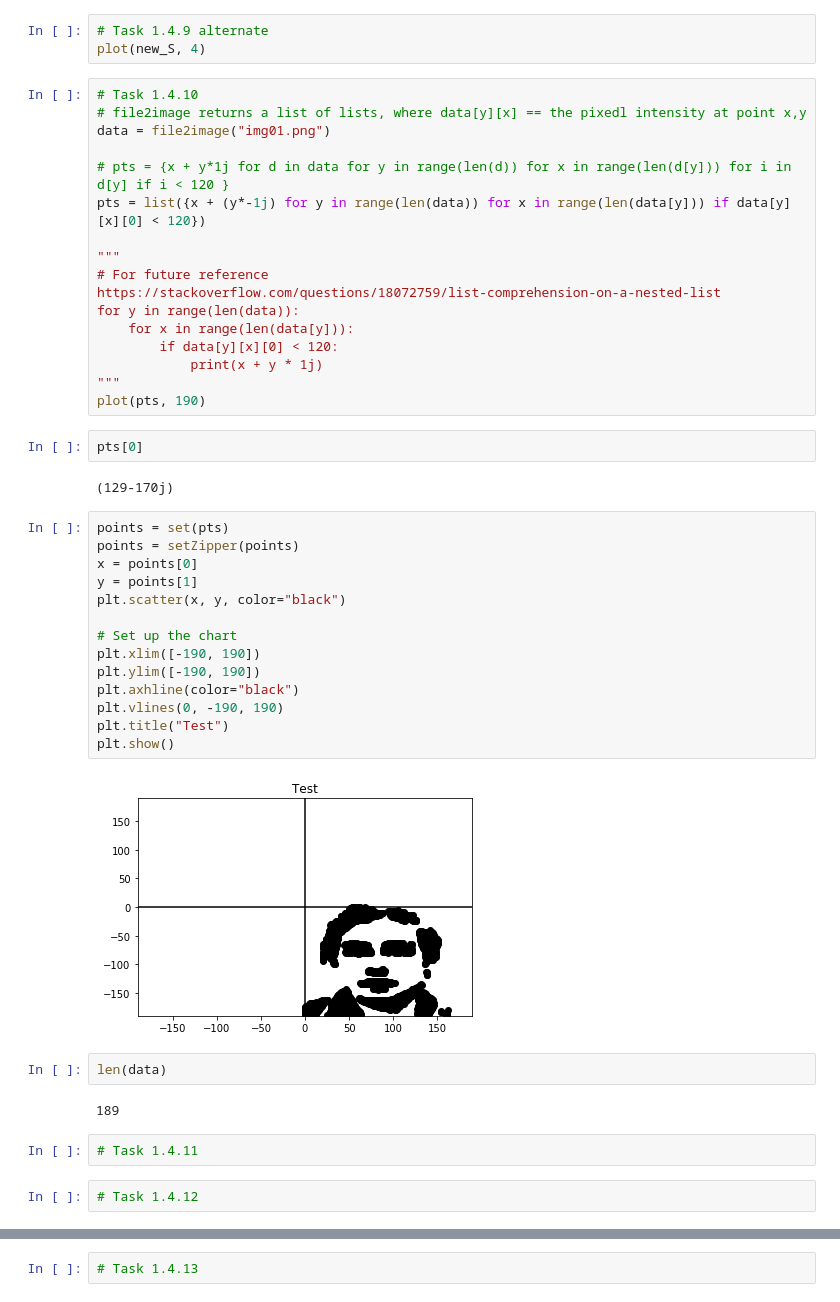
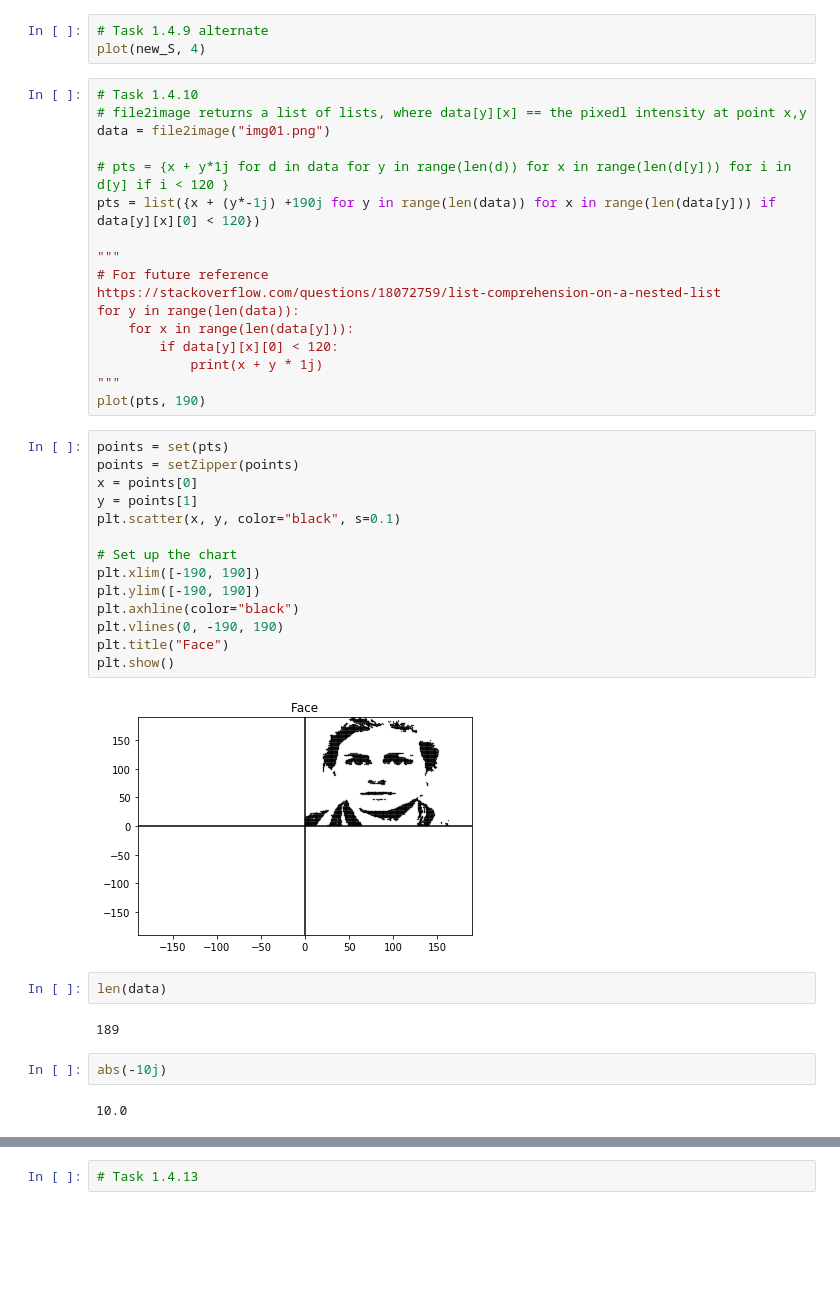
Before and after one commit to gkarp/coding_the_matrix, a Jupyter notebook: chapter1.ipynb, the cells around one changed output, grey strips where cells are left out. Saved outputs shown, nothing was run; the diff lists cells and outputs as text; blank space fills up the shorter version.

```diff
--- a/chapter1.ipynb
+++ b/chapter1.ipynb
@@ -158,7 +158,7 @@ plot(new_S, 4)
 data = file2image("img01.png")
 
 # pts = {x + y*1j for d in data for y in range(len(d)) for x in range(len(d[y])) for i in d[y] if i < 120 }
-pts = list({x + (y*-1j) for y in range(len(data)) for x in range(len(data[y])) if data[y][x][0] < 120})
+pts = list({x + (y*-1j) +190j for y in range(len(data)) for x in range(len(data[y])) if data[y][x][0] < 120})
 
 """
 # For future reference
@@ -169,31 +169,27 @@ for y in range(len(data)):
             print(x + y * 1j)
 """
 plot(pts, 190)
-# %%
-pts[0]
-# %% [output]
-(129-170j)
 # %%
 points = set(pts)
 points = setZipper(points)
 x = points[0]
 y = points[1]
-plt.scatter(x, y, color="black")
+plt.scatter(x, y, color="black", s=0.1)
 
 # Set up the chart
 plt.xlim([-190, 190])
 plt.ylim([-190, 190])
 plt.axhline(color="black")
 plt.vlines(0, -190, 190)
-plt.title("Test")
+plt.title("Face")
 plt.show()
 # %% [output]
-[figure, old version]
+[figure, new version]
 # %%
 len(data)
 # %% [output]
 189
-# %%
-# Task 1.4.11
-# %%
-# Task 1.4.12
+# %%
+abs(-10j)
+# %% [output]
+10.0
```
Also changed, not shown: parts of 6 cells of this notebook.
